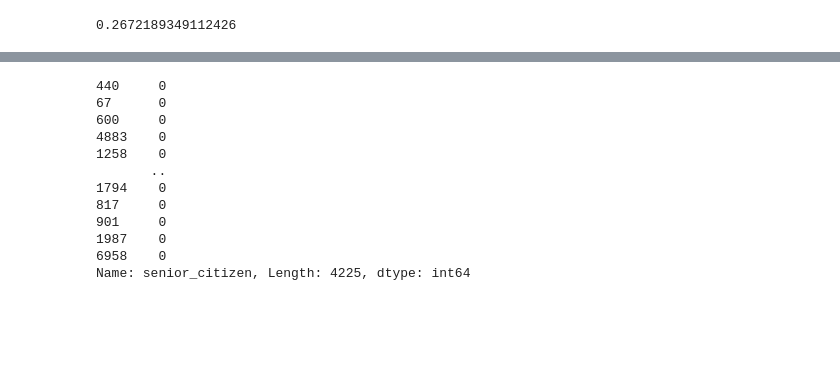
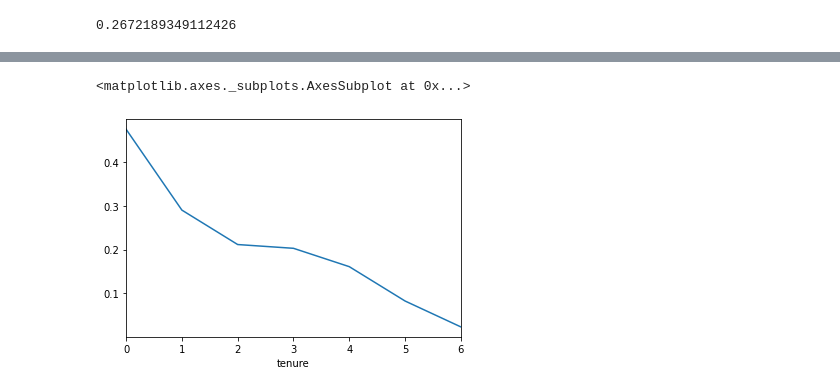
Before and after one commit to Rooster-Warrior/analyzing-customer-churn, a Jupyter notebook: Noah_working_notebook.ipynb, the cells around one changed output, grey strips where cells are left out. Saved outputs shown, nothing was run; the diff lists cells and outputs as text; code cells hidden in the pictures; blank space fills up the shorter version.

```diff
--- a/Noah_working_notebook.ipynb
+++ b/Noah_working_notebook.ipynb
@@ -216,10 +106,13 @@ def encode_all(train):
 #     train = train.copy()
     train = train.replace({"Yes": 1,
                           "No": 0,
-                          "Female": 1,
-                           "Male": 0
+                           "No internet service": 2,
+                           "No phone service": 2
     })
     for c in train.columns:
         if train.dependents.value_counts().index == ['No', 'Yes']:
             train[c] = train[c].astype(int)
+    train = train.replace({"Female": 1,
+                           "Male": 0
+    })
     return train
@@ -241,0 +119,2 @@ encode_all(train)
+# %%
+train = encode_all(train)
@@ -242,3 +157,27 @@ encode_all(train)
+# %%
+# We had two options to deal with categorical data that had a n/a result (no phone service or no internet service), we chose to encode this as a seperate option (value=2) rather than lump in with other negative i.e. "No" values.
+#  This could have implications when we are modeling because there is no value relationship between the integers used (e.g. 2 is not more than 1)
+
+
+def encode_all(df):
+    """encodes all Yes values to 1, No values to 0, and 2 for n/a results of no internet service
+    or no phone service,  Female to 1 and Male to 0 then turns encode columns into integers"""
+    df = df.replace({"Yes": 1,
+                          "No": 0,
+                           "No internet service": 2,
+                           "No phone service": 2
+    })
+    df = df.replace({"Female": 1,
+                           "Male": 0
+    })
+    for c in df.columns:
+        if c == 'monthly_charges' or c== 'total_charges':
+            df[c] = df[c]
+        elif df[c].any() == 1:
+            df[c] = df[c].astype(int)
+    return df
+# %%
+train = encode_all(train)
 # %%
 train.info()
 # %% [output]
@@ -262,15 +201,5 @@ memory usage: 989.3+ KB
-# %%
-train.senior_citizen.astype(int)
-# %% [output]
-440     0
-67      0
-600     0
-4883    0
-1258    0
-       ..
-1794    0
-817     0
-901     0
-1987    0
-6958    0
-Name: senior_citizen, Length: 4225, dtype: int64
+# %%
+train.groupby(train.tenure // 12).is_churn.mean().plot()
+# %% [output]
+<matplotlib.axes._subplots.AxesSubplot at 0x...>
+[figure, added]
```
Also changed, not shown: parts of 24 cells of this notebook.
